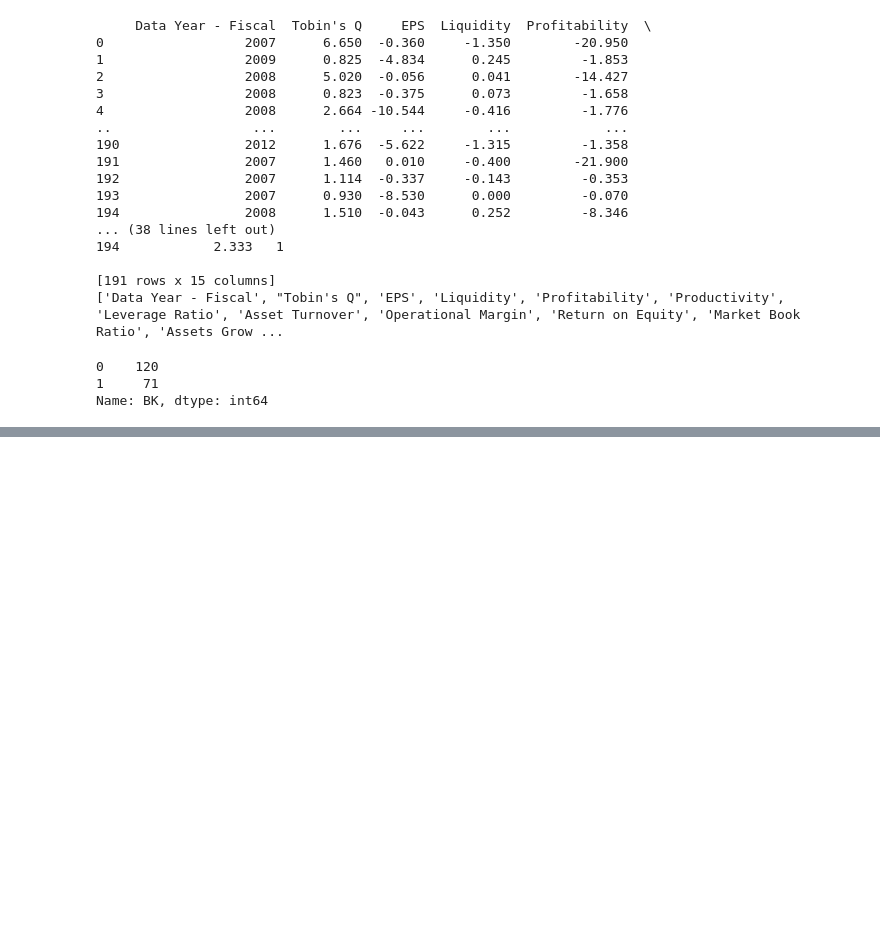
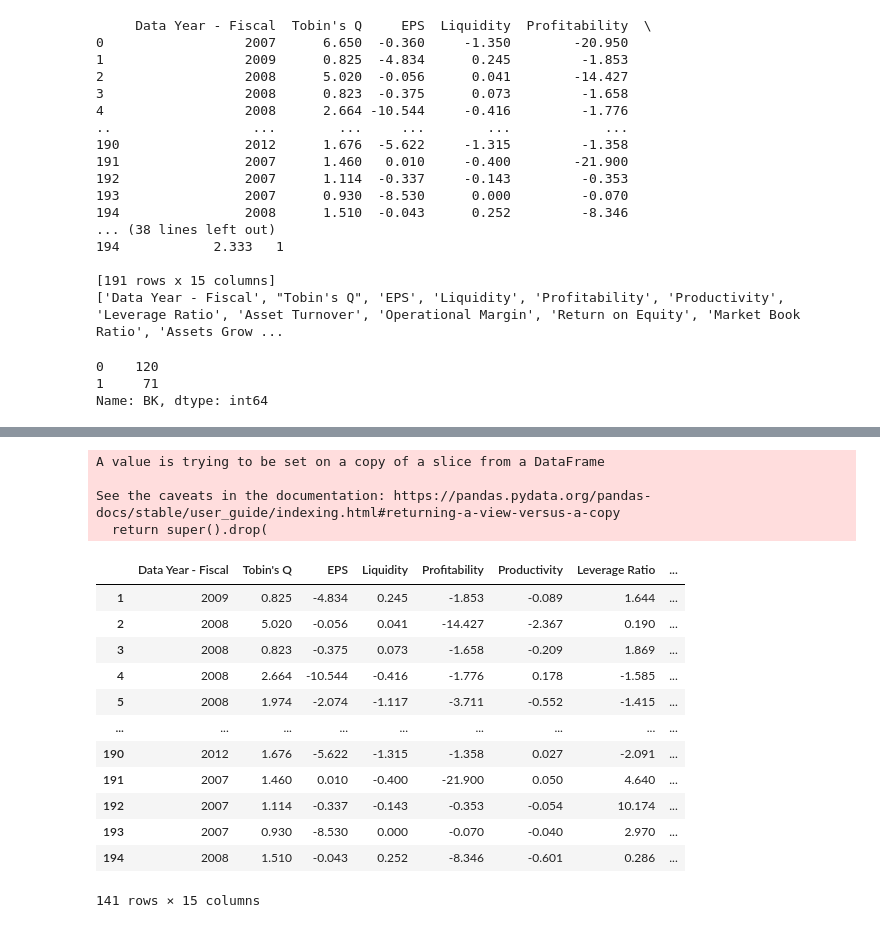
Before and after one commit to StefannyEscobar/Bankruptcy_Prediction, a Jupyter notebook: Logit bankruptcy.ipynb, the cells around one changed output, grey strips where cells are left out. Saved outputs shown, nothing was run; the diff lists cells and outputs as text; code cells hidden in the pictures; blank space fills up the shorter version.

```diff
--- a/Logit bankruptcy.ipynb
+++ b/Logit bankruptcy.ipynb
@@ -56,3 +100,24 @@ Name: BK, dtype: int64
+# %%
+data.drop(aux1,inplace=True)
+data
+# %% [output]
+A value is trying to be set on a copy of a slice from a DataFrame
+
+See the caveats in the documentation: https://pandas.pydata.org/pandas-docs/stable/user_guide/indexing.html#returning-a-view-versus-a-copy
+  return super().drop(
+|  | Data Year - Fiscal | Tobin's Q | EPS | Liquidity | Profitability | Productivity | Leverage Ratio | ... |
+| 1 | 2009 | 0.825 | -4.834 | 0.245 | -1.853 | -0.089 | 1.644 | ... |
+| 2 | 2008 | 5.020 | -0.056 | 0.041 | -14.427 | -2.367 | 0.190 | ... |
+| 3 | 2008 | 0.823 | -0.375 | 0.073 | -1.658 | -0.209 | 1.869 | ... |
+| 4 | 2008 | 2.664 | -10.544 | -0.416 | -1.776 | 0.178 | -1.585 | ... |
+| 5 | 2008 | 1.974 | -2.074 | -1.117 | -3.711 | -0.552 | -1.415 | ... |
+| ... | ... | ... | ... | ... | ... | ... | ... | ... |
+| 190 | 2012 | 1.676 | -5.622 | -1.315 | -1.358 | 0.027 | -2.091 | ... |
+| 191 | 2007 | 1.460 | 0.010 | -0.400 | -21.900 | 0.050 | 4.640 | ... |
+| 192 | 2007 | 1.114 | -0.337 | -0.143 | -0.353 | -0.054 | 10.174 | ... |
+| 193 | 2007 | 0.930 | -8.530 | 0.000 | -0.070 | -0.040 | 2.970 | ... |
+| 194 | 2008 | 1.510 | -0.043 | 0.252 | -8.346 | -0.601 | 0.286 | ... |
+141 rows × 15 columns
 # %%
 sns.countplot(x='BK',data=data, palette = 'hls')
 plt.show()
```
Also changed, not shown: parts of 16 cells of this notebook.
